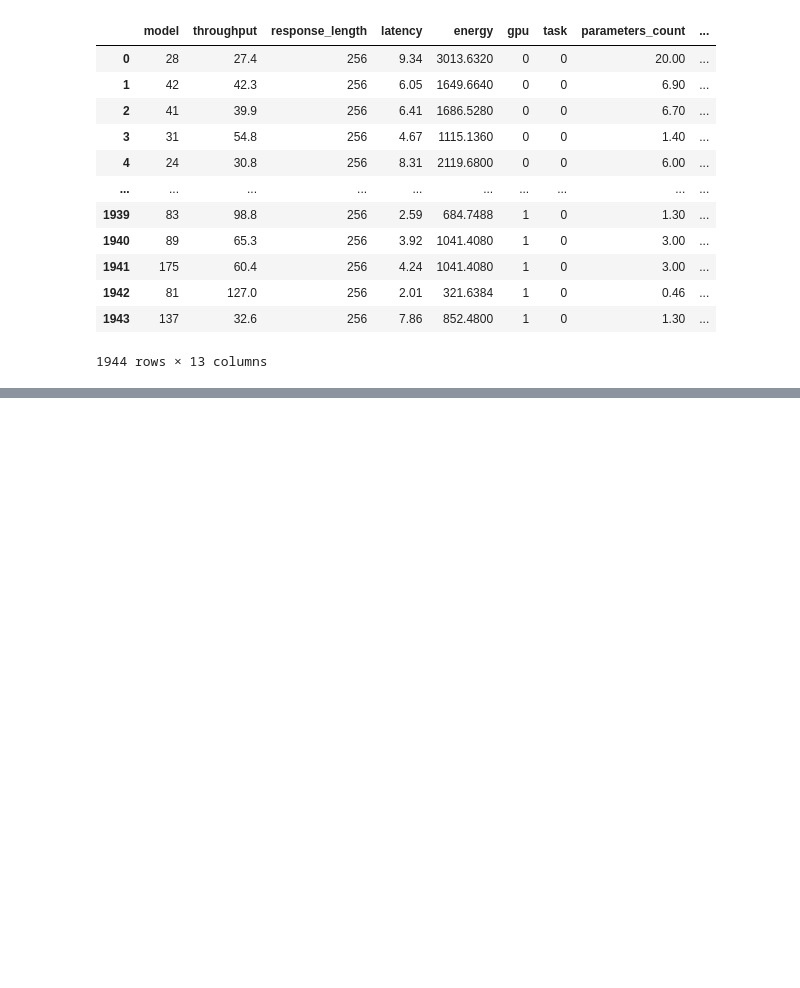
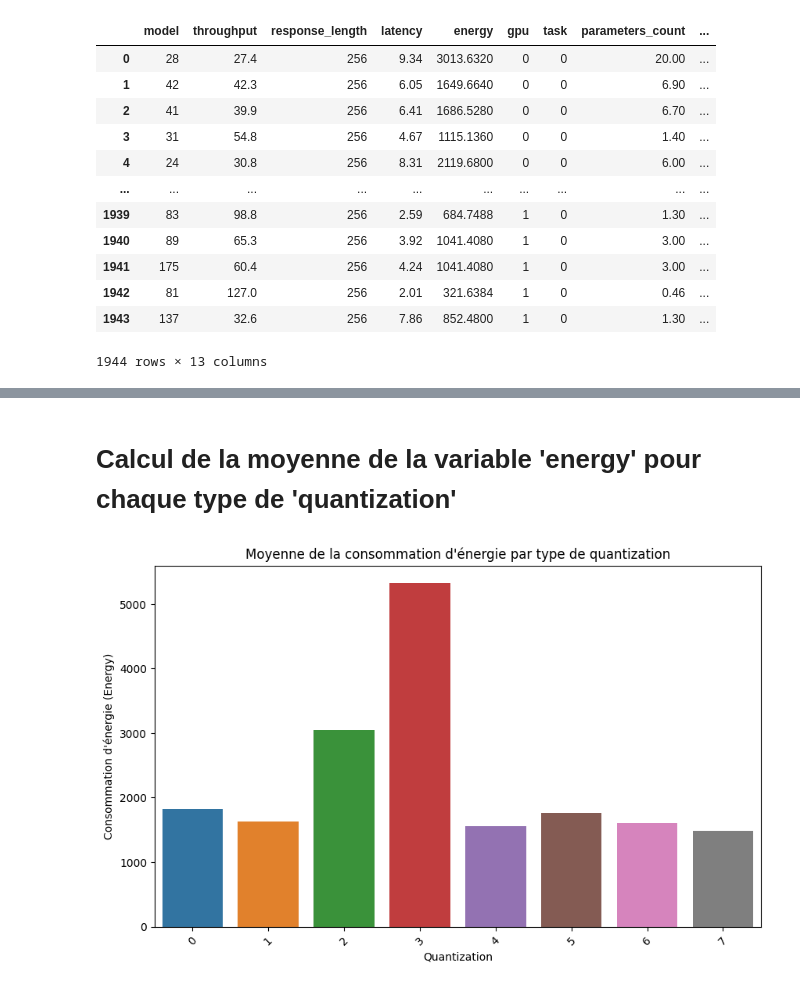
Before and after one commit to dataforgoodfr/12_genai_impact_methodo, a Jupyter notebook: lab/analyse_llm_perf_ajout-nombre-parametres.ipynb, the cells around one changed output, grey strips where cells are left out. Cells and saved outputs as stored; diff of their text form; code cells hidden in the pictures; blank space fills up the shorter version.

```diff
--- a/lab/analyse_llm_perf_ajout-nombre-parametres.ipynb
+++ b/lab/analyse_llm_perf_ajout-nombre-parametres.ipynb
@@ -823,0 +312,15 @@ kmeans_clustering(X1, X2, k_values)
+# %% [markdown]
+# Calcul de la moyenne de la variable 'energy' pour chaque type de 'quantization'
+# %%
+quantization_energy_mean = df_encoded.groupby(
+    'quantization')['energy'].mean().reset_index()
+
+plt.figure(figsize=(10, 6))
+sns.barplot(x='quantization', y='energy', data=quantization_energy_mean)
+plt.title('Moyenne de la consommation d\'énergie par type de quantization')
+plt.xlabel('Quantization')
+plt.ylabel('Consommation d\'énergie (Energy)')
+plt.xticks(rotation=45)
+plt.show()
+# %% [output]
+[figure, added]
```
Also changed, not shown: parts of 60 cells of this notebook.
